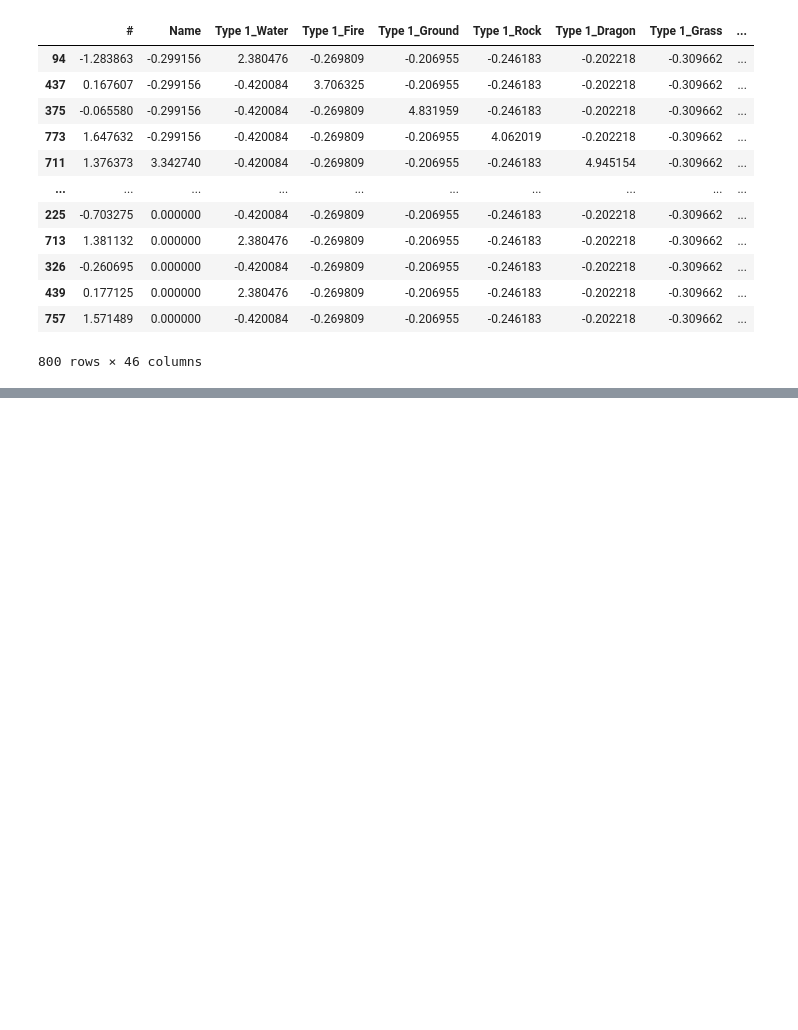
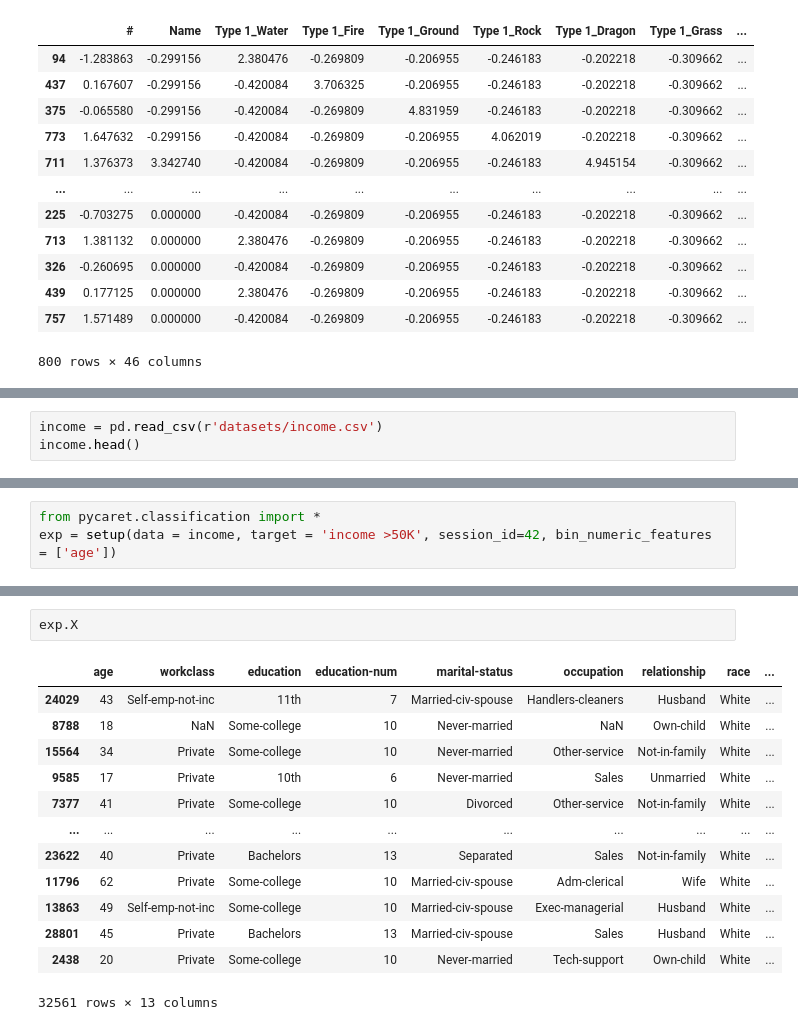
Before and after one commit to aleuse/pycaret, a Jupyter notebook: pycaret.ipynb, the cells around one changed output, grey strips where cells are left out. Cells and saved outputs as stored; diff of their text form; blank space fills up the shorter version.

```diff
--- a/pycaret.ipynb
+++ b/pycaret.ipynb
@@ -867,0 +964,3 @@ exp.X_transformed
+# %%
+income = pd.read_csv(r'datasets/income.csv')
+income.head()
@@ -867,0 +974,3 @@ exp.X_transformed
+# %%
+from pycaret.classification import *
+exp = setup(data = income, target = 'income >50K', session_id=42, bin_numeric_features = ['age'])
@@ -867,0 +995,16 @@ exp.X_transformed
+# %%
+exp.X
+# %% [output]
+|  | age | workclass | education | education-num | marital-status | occupation | relationship | race | ... |
+| 24029 | 43 | Self-emp-not-inc | 11th | 7 | Married-civ-spouse | Handlers-cleaners | Husband | White | ... |
+| 8788 | 18 | NaN | Some-college | 10 | Never-married | NaN | Own-child | White | ... |
+| 15564 | 34 | Private | Some-college | 10 | Never-married | Other-service | Not-in-family | White | ... |
+| 9585 | 17 | Private | 10th | 6 | Never-married | Sales | Unmarried | White | ... |
+| 7377 | 41 | Private | Some-college | 10 | Divorced | Other-service | Not-in-family | White | ... |
+| ... | ... | ... | ... | ... | ... | ... | ... | ... | ... |
+| 23622 | 40 | Private | Bachelors | 13 | Separated | Sales | Not-in-family | White | ... |
+| 11796 | 62 | Private | Some-college | 10 | Married-civ-spouse | Adm-clerical | Wife | White | ... |
+| 13863 | 49 | Self-emp-not-inc | Some-college | 10 | Married-civ-spouse | Exec-managerial | Husband | White | ... |
+| 28801 | 45 | Private | Bachelors | 13 | Married-civ-spouse | Sales | Husband | White | ... |
+| 2438 | 20 | Private | Some-college | 10 | Never-married | Tech-support | Own-child | White | ... |
+32561 rows × 13 columns
```
Also changed, not shown: parts of 66 cells of this notebook, 9 other files.
